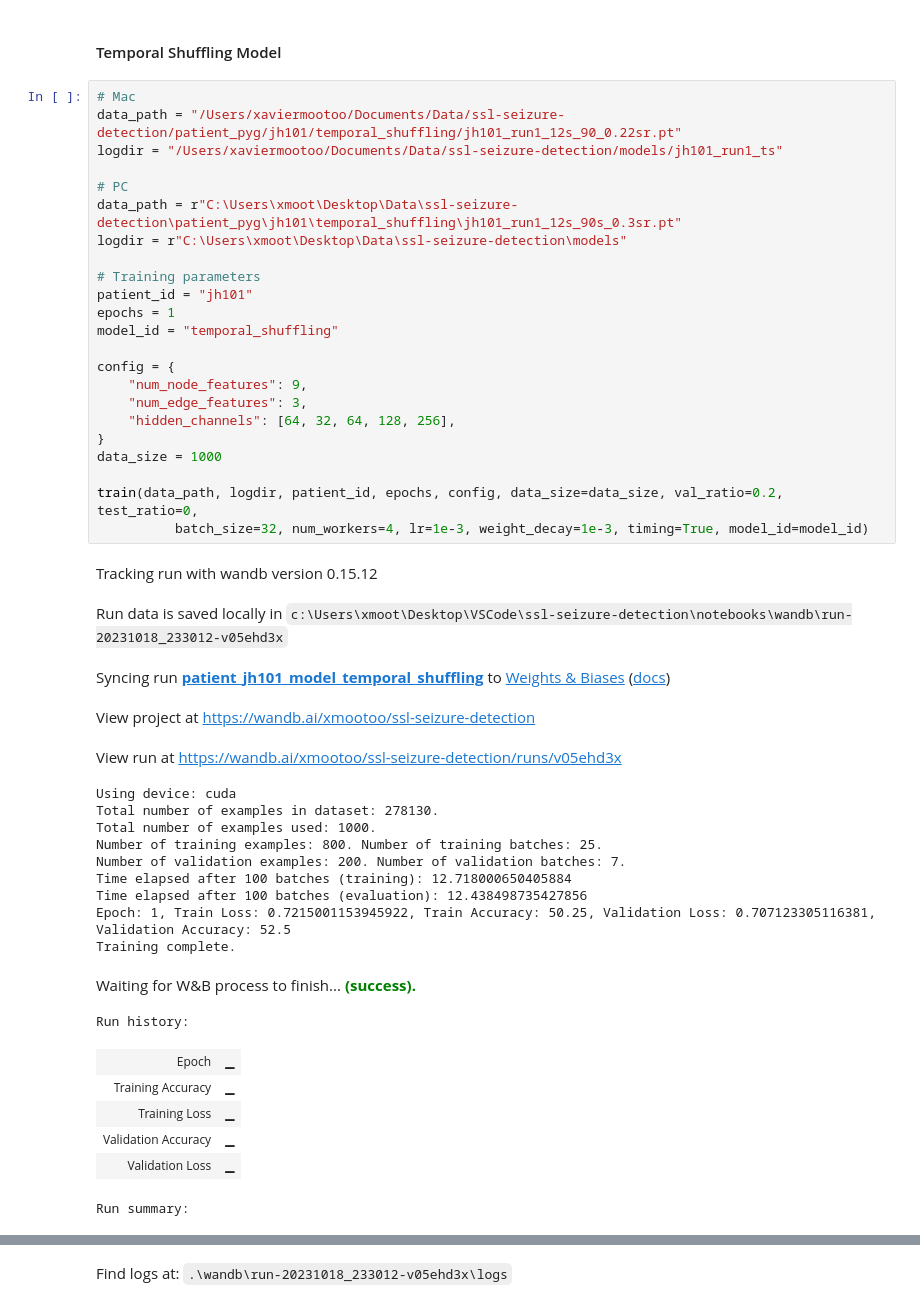
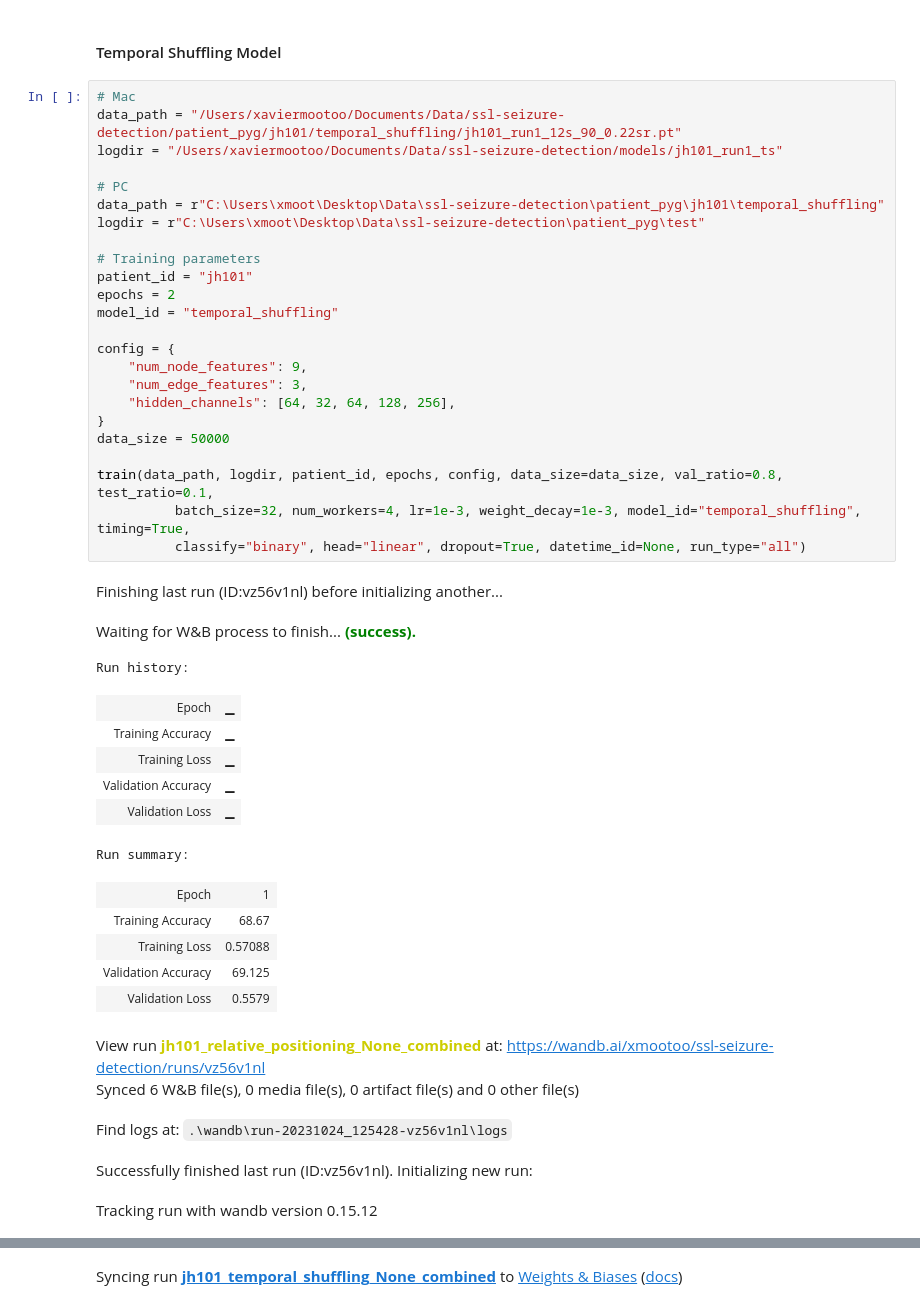
Before and after one commit to xmootoo/ssl-seizure-detection, a Jupyter notebook: notebooks/train.ipynb, the cells around one changed output, grey strips where cells are left out. Cells and saved outputs as stored; diff of their text form.

```diff
--- a/notebooks/train.ipynb
+++ b/notebooks/train.ipynb
@@ -109,46 +107,44 @@ wandb: ERROR Control-C detected -- Run data was not synced
 # %%
 # Mac
 data_path = "/Users/xaviermootoo/Documents/Data/ssl-seizure-detection/patient_pyg/jh101/temporal_shuffling/jh101_run1_12s_90_0.22sr.pt"
 logdir = "/Users/xaviermootoo/Documents/Data/ssl-seizure-detection/models/jh101_run1_ts"
 
 # PC
-data_path = r"C:\Users\xmoot\Desktop\Data\ssl-seizure-detection\patient_pyg\jh101\temporal_shuffling\jh101_run1_12s_90s_0.3sr.pt"
-logdir = r"C:\Users\xmoot\Desktop\Data\ssl-seizure-detection\models"
+data_path = r"C:\Users\xmoot\Desktop\Data\ssl-seizure-detection\patient_pyg\jh101\temporal_shuffling"
+logdir = r"C:\Users\xmoot\Desktop\Data\ssl-seizure-detection\patient_pyg\test"
 
 # Training parameters
 patient_id = "jh101"
-epochs = 1
+epochs = 2
 model_id = "temporal_shuffling"
 
 config = {
     "num_node_features": 9,
     "num_edge_features": 3,
     "hidden_channels": [64, 32, 64, 128, 256],
 }
-data_size = 1000
+data_size = 50000
 
-train(data_path, logdir, patient_id, epochs, config, data_size=data_size, val_ratio=0.2, test_ratio=0,
-          batch_size=32, num_workers=4, lr=1e-3, weight_decay=1e-3, timing=True, model_id=model_id)
+train(data_path, logdir, patient_id, epochs, config, data_size=data_size, val_ratio=0.8, test_ratio=0.1,
+          batch_size=32, num_workers=4, lr=1e-3, weight_decay=1e-3, model_id="temporal_shuffling", timing=True,
+          classify="binary", head="linear", dropout=True, datetime_id=None, run_type="all")
 # %% [output]
-Tracking run with wandb version 0.15.12
+Finishing last run (ID:vz56v1nl) before initializing another...
-Run data is saved locally in c:\Users\xmoot\Desktop\VSCode\ssl-seizure-detection\notebooks\wandb\run-20231018_233012-v05ehd3x
+Waiting for W&B process to finish... (success).
+Run history:
+| Epoch | ▁ |
+| Training Accuracy | ▁ |
+| Training Loss | ▁ |
+| Validation Accuracy | ▁ |
+| Validation Loss | ▁ |
+Run summary:
+| Epoch | 1 |
+| Training Accuracy | 68.67 |
+| Training Loss | 0.57088 |
+| Validation Accuracy | 69.125 |
+| Validation Loss | 0.5579 |
-Syncing run patient_jh101_model_temporal_shuffling to Weights & Biases (docs)
+View run jh101_relative_positioning_None_combined at: https://wandb.ai/xmootoo/ssl-seizure-detection/runs/vz56v1nl
+Synced 6 W&B file(s), 0 media file(s), 0 artifact file(s) and 0 other file(s)
-View project at https://wandb.ai/xmootoo/ssl-seizure-detection
+Find logs at: .\wandb\run-20231024_125428-vz56v1nl\logs
-View run at https://wandb.ai/xmootoo/ssl-seizure-detection/runs/v05ehd3x
+Successfully finished last run (ID:vz56v1nl). Initializing new run:
-Using device: cuda
-Total number of examples in dataset: 278130.
-Total number of examples used: 1000.
-Number of training examples: 800. Number of training batches: 25.
-Number of validation examples: 200. Number of validation batches: 7.
-Time elapsed after 100 batches (training): 12.718000650405884
-Time elapsed after 100 batches (evaluation): 12.438498735427856
-Epoch: 1, Train Loss: 0.7215001153945922, Train Accuracy: 50.25, Validation Loss: 0.707123305116381, Validation Accuracy: 52.5
-Training complete.
-Waiting for W&B process to finish... (success).
+Tracking run with wandb version 0.15.12
-Run history:
-| Epoch | ▁ |
-| Training Accuracy | ▁ |
-| Training Loss | ▁ |
-| Validation Accuracy | ▁ |
-| Validation Loss | ▁ |
-Run summary:
@@ -162 +152 @@ Synced 6 W&B file(s), 0 media file(s), 0 artifact file(s) and 0 other file(s)
-Find logs at: .\wandb\run-20231018_233012-v05ehd3x\logs
+Syncing run jh101_temporal_shuffling_None_combined to Weights & Biases (docs)
```
Also changed, not shown: parts of 4 cells of this notebook, 2 other files.
